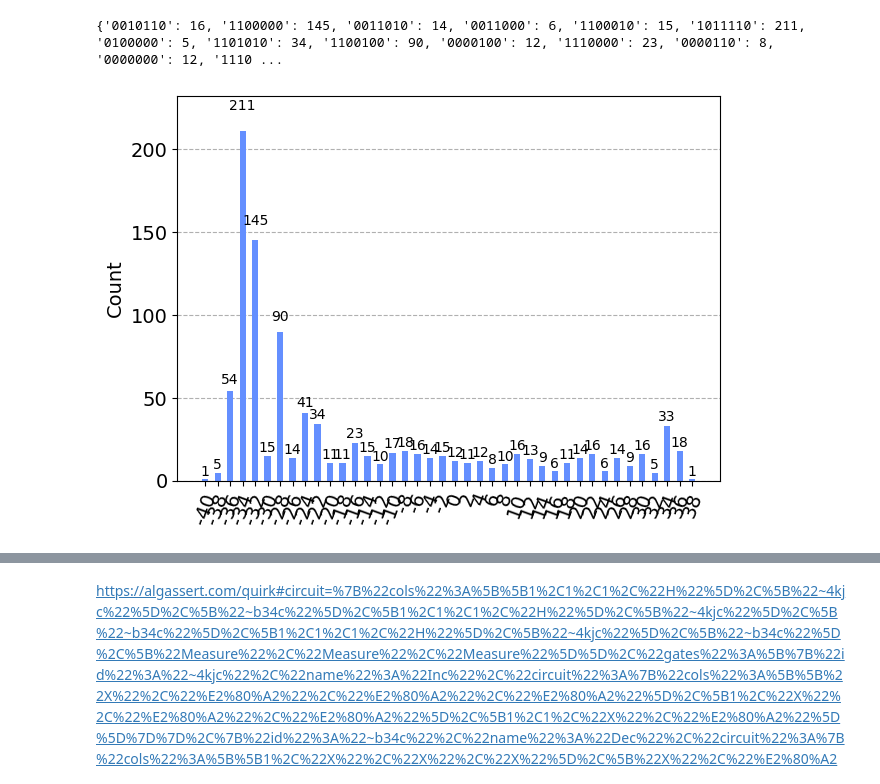
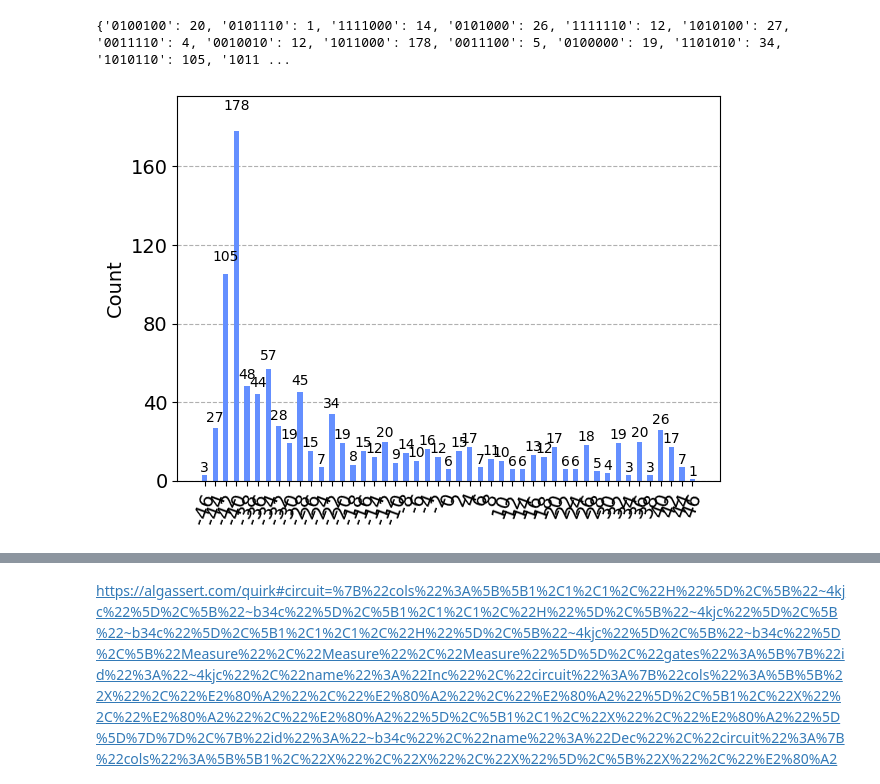
Before and after one commit to xiao278/cycle-graph-quantum-walk, a Jupyter notebook: qiskit_random_walk_cycle.ipynb, the cells around one changed output, grey strips where cells are left out. Saved outputs shown, nothing was run; the diff lists cells and outputs as text; code cells hidden in the pictures.

```diff
--- a/qiskit_random_walk_cycle.ipynb
+++ b/qiskit_random_walk_cycle.ipynb
@@ -15,7 +15,7 @@ import matplotlib as mpl
 n = 7
 
 #number of iterations/walks to be performed
-step = 50
+step = 60
 
 #display all columns, False if too cluttered
 showAll = False;
@@ -76,35 +76,35 @@ def runQWC(qwc, times):
     qwc.measure(qnodes, cnodes)
     return qwc
 
 qwc = QuantumCircuit(qnodes, qsubnodes, cnodes, csubnodes)
 qwc = runQWC(qwc, step)
 result = ibmsim(qwc)
 
 result2 = {}
 for r in result:
     b = r.split( )[1]
     b = b[::-1]
     result2[b] = result[r]
 print(result2)
 
 newResult = {}
 if (showAll):
     for i in range(-(2 ** (n - 1)), 2 ** (n - 1)):
         newResult[i] = 0
 
 for r in result:
     b = r.split( )[1]
     b = b[::-1]
     dec = int(b, 2)
     if (b[0] == "1"):
         dec -= 2 ** len(b)
     newResult[dec] = result[r]
 
 plot_histogram(newResult)
 #qwc.draw(output="mpl")
 # %% [output]
-{'0010110': 16, '1100000': 145, '0011010': 14, '0011000': 6, '1100010': 15, '1011110': 211, '0100000': 5, '1101010': 34, '1100100': 90, '0000100': 12, '1110000': 23, '0000110': 8, '0000000': 12, '1110 ...
+{'0100100': 20, '0101110': 1, '1111000': 14, '0101000': 26, '1111110': 12, '1010100': 27, '0011110': 4, '0010010': 12, '1011000': 178, '0011100': 5, '0100000': 19, '1101010': 34, '1010110': 105, '1011 ...
-[figure, old version]
+[figure, new version]
 # %% [markdown]
 Cycle graph node numbers
 ![4A16B9E1-A77E-4F20-B4FB-AF893F24192A.jpeg](attachment:4A16B9E1-A77E-4F20-B4FB-AF893F24192A.jpeg)
```
